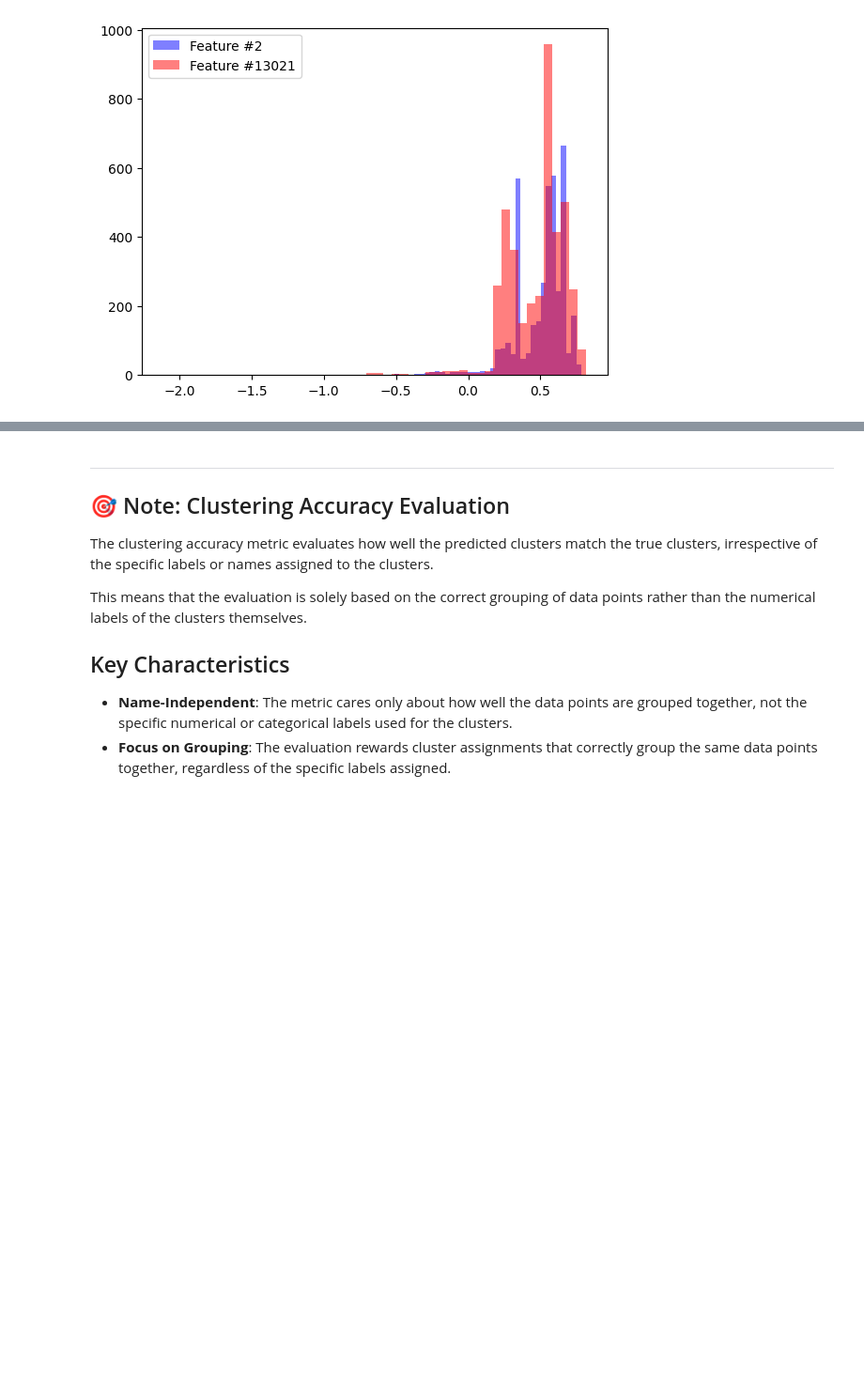
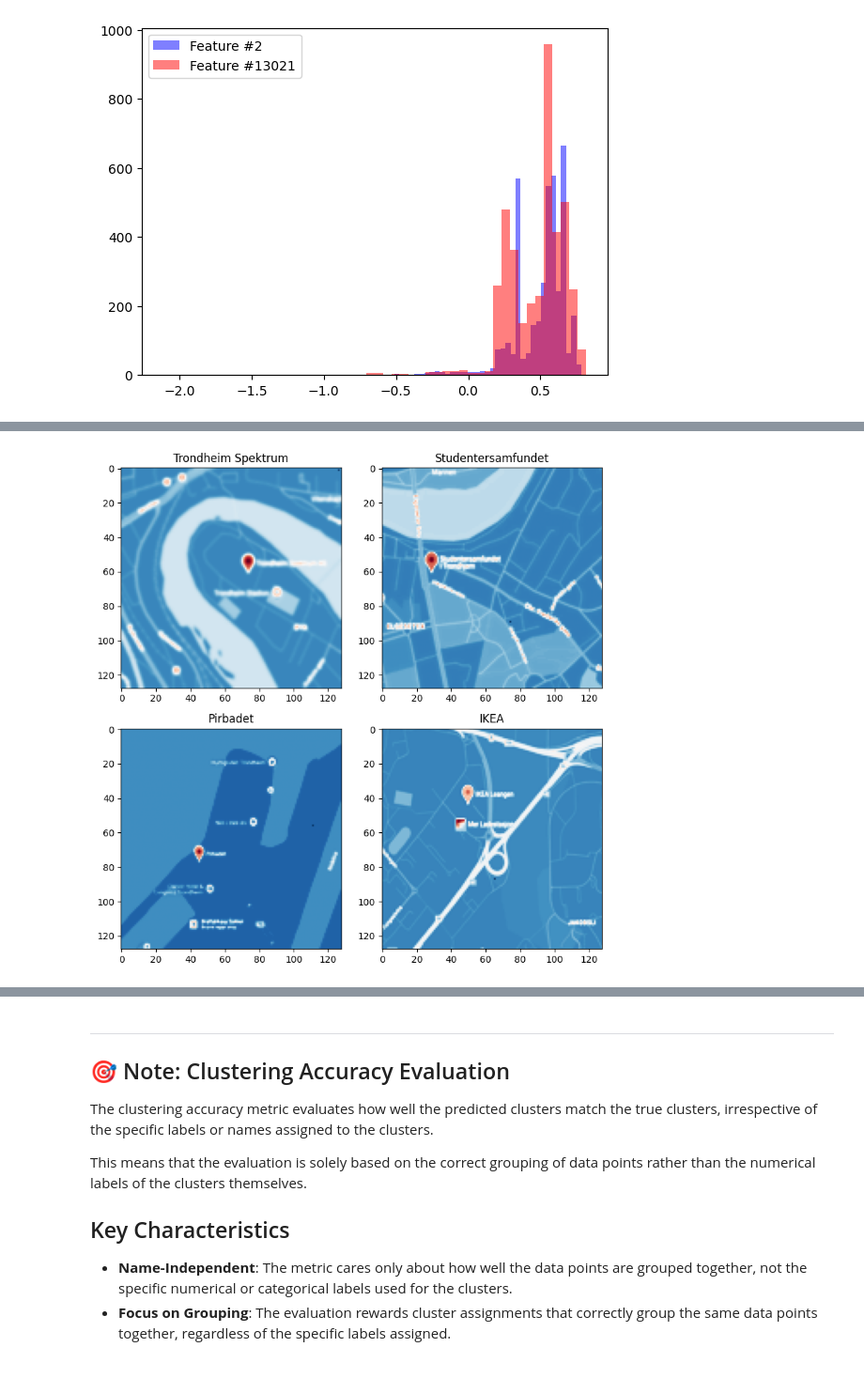
Before and after one commit to leewberg/TDT4172, a Jupyter notebook: Assignment2/Chapter_2.ipynb, the cells around one changed output, grey strips where cells are left out. Shown at 94% size. Cells and saved outputs as stored; diff of their text form; code cells hidden in the pictures; blank space fills up the shorter version.

```diff
--- a/Assignment2/Chapter_2.ipynb
+++ b/Assignment2/Chapter_2.ipynb
@@ -411,0 +438,32 @@ sample_submission
+# %%
+with open("unsupervised_data.csv") as f:
+    header = f.readline().split(',')
+
+np_line = np.array([int(col[4:]) for col in header])
+line = np_line.reshape(128, 128)
+
+s = np.argsort(np_line)
+reshape = data.drop(columns='ID').to_numpy()
+reshape = reshape[:, s].reshape(-1, 128, 128)
+
+fig, ax = plt.subplots(2, 2, figsize=(8,8))
+ax = ax.ravel()
+
+pics = {
+    5:"Trondheim Spektrum",
+    24:"Studentersamfundet",
+    41:"Pirbadet",
+    42:"IKEA"}
+
+i=0
+
+for id, label in pics.items():
+    ax[i].imshow(reshape[id], cmap="RdBu", label=label)
+    ax[i].grid(False)
+    ax[i].set_title(label)
+    i+=1
+
+plt.tight_layout()
+plt.show()
+# %% [output]
+[figure, added]
```
Also changed, not shown: parts of 4 cells of this notebook, 2 other files.
